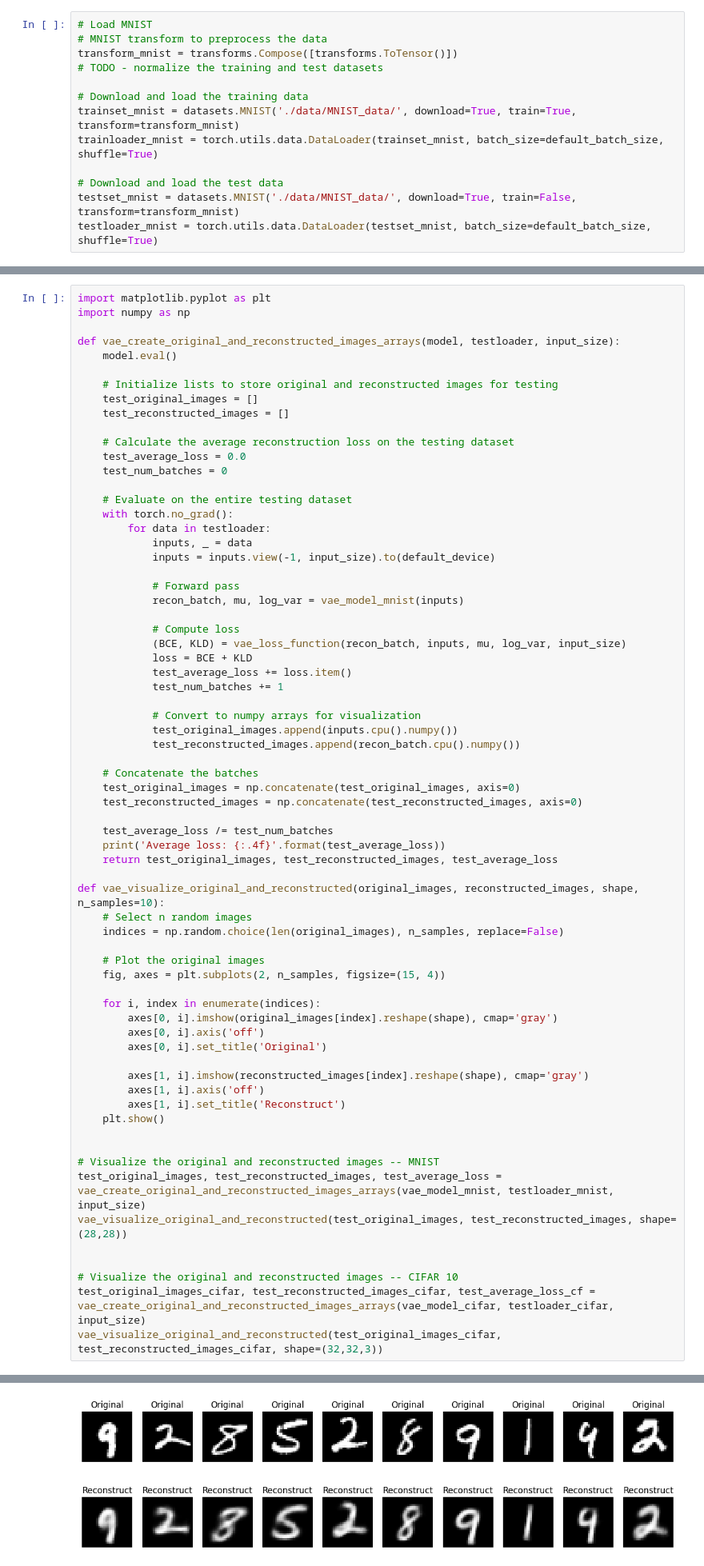
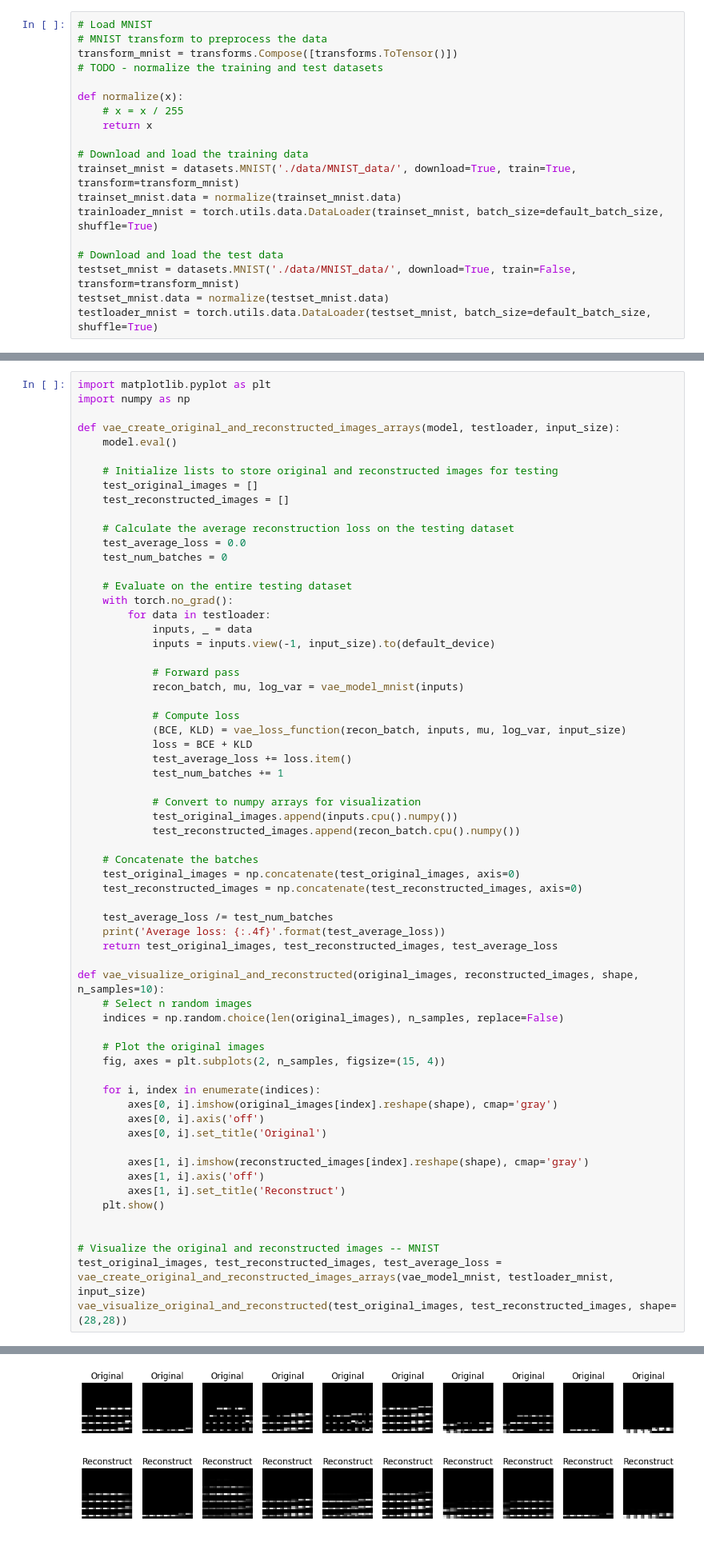
Before and after one commit to nathanbowness/CSI5340Assignments, a Jupyter notebook: Assignment4/Assignment4.ipynb, the cells around one changed output, grey strips where cells are left out. Shown at 80% size. Cells and saved outputs as stored; diff of their text form.

```diff
--- a/Assignment4/Assignment4.ipynb
+++ b/Assignment4/Assignment4.ipynb
@@ -24,12 +24,18 @@ default_batch_size = 64
 transform_mnist = transforms.Compose([transforms.ToTensor()])
 # TODO - normalize the training and test datasets
 
+def normalize(x):
+    # x = x / 255
+    return x
+
 # Download and load the training data
 trainset_mnist = datasets.MNIST('./data/MNIST_data/', download=True, train=True, transform=transform_mnist)
+trainset_mnist.data = normalize(trainset_mnist.data)
 trainloader_mnist = torch.utils.data.DataLoader(trainset_mnist, batch_size=default_batch_size, shuffle=True)
 
 # Download and load the test data
 testset_mnist = datasets.MNIST('./data/MNIST_data/', download=True, train=False, transform=transform_mnist)
+testset_mnist.data = normalize(testset_mnist.data)
 testloader_mnist = torch.utils.data.DataLoader(testset_mnist, batch_size=default_batch_size, shuffle=True)
 # %%
 # LOAD CIFAR 10
@@ -388,9 +410,4 @@ def vae_visualize_original_and_reconstructed(original_images, reconstructed_imag
 # Visualize the original and reconstructed images -- MNIST
 test_original_images, test_reconstructed_images, test_average_loss = vae_create_original_and_reconstructed_images_arrays(vae_model_mnist, testloader_mnist, input_size)
 vae_visualize_original_and_reconstructed(test_original_images, test_reconstructed_images, shape=(28,28))
-
-
-# Visualize the original and reconstructed images -- CIFAR 10
-test_original_images_cifar, test_reconstructed_images_cifar, test_average_loss_cf = vae_create_original_and_reconstructed_images_arrays(vae_model_cifar, testloader_cifar, input_size)
-vae_visualize_original_and_reconstructed(test_original_images_cifar, test_reconstructed_images_cifar, shape=(32,32,3))
 # %% [output]
@@ -398 +415 @@ Average loss: 7442.0887
-[figure, old version]
+[figure, new version]
```
Also changed, not shown: parts of 6 cells of this notebook.
